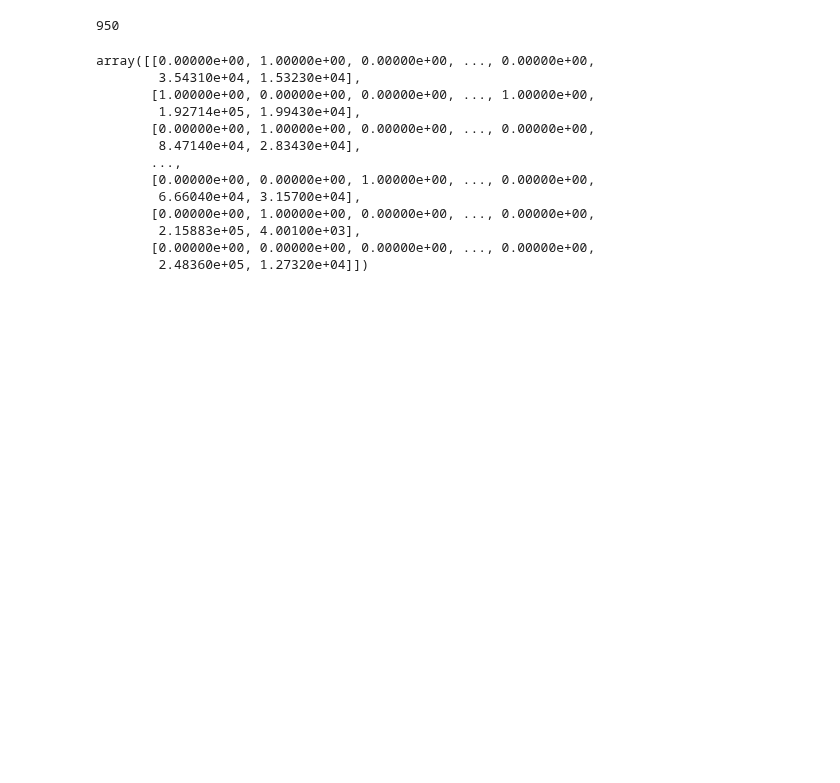
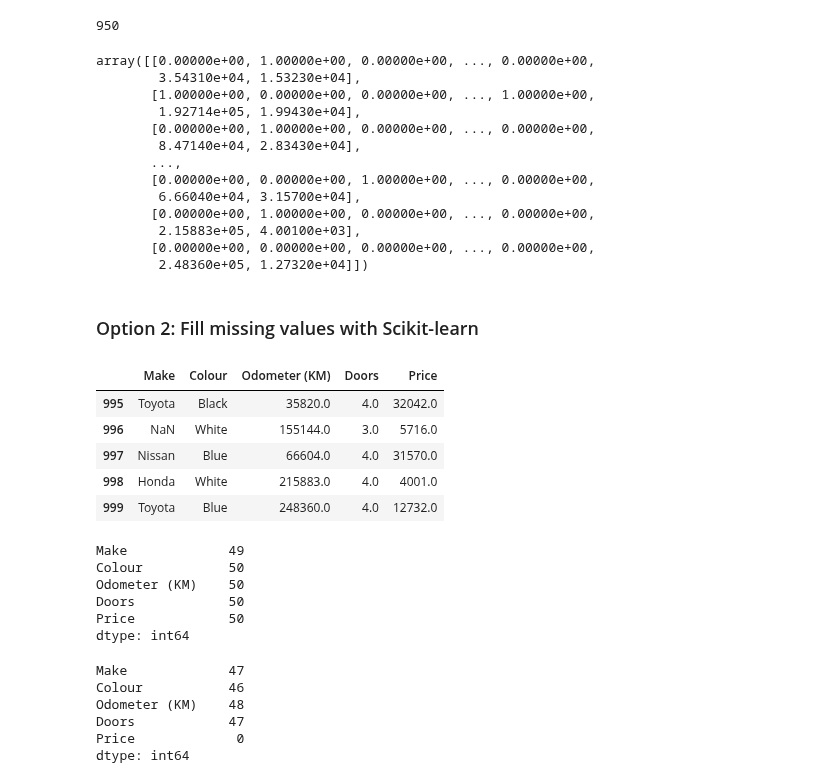
Before and after one commit to crypt096/zero-to-mastery-ml, a Jupyter notebook: introduction-to-scikit-learn.ipynb, the cells around one changed output. Saved outputs shown, nothing was run; the diff lists cells and outputs as text; code cells hidden in the pictures; blank space fills up the shorter version.

Commit message:
Fill data and train model with sklearn.

```diff
--- a/introduction-to-scikit-learn.ipynb
+++ b/introduction-to-scikit-learn.ipynb
@@ -492,3 +492,35 @@ array([[0.00000e+00, 1.00000e+00, 0.00000e+00, ..., 0.00000e+00,
         2.15883e+05, 4.00100e+03],
        [0.00000e+00, 0.00000e+00, 0.00000e+00, ..., 0.00000e+00,
         2.48360e+05, 1.27320e+04]])
+# %% [markdown]
+### Option 2: Fill missing values with Scikit-learn
+# %%
+car_sales_missing = pd.read_csv('./data/car-sales-extended-missing-data.csv')
+car_sales_missing.tail()
+# %% [output]
+|  | Make | Colour | Odometer (KM) | Doors | Price |
+| 995 | Toyota | Black | 35820.0 | 4.0 | 32042.0 |
+| 996 | NaN | White | 155144.0 | 3.0 | 5716.0 |
+| 997 | Nissan | Blue | 66604.0 | 4.0 | 31570.0 |
+| 998 | Honda | White | 215883.0 | 4.0 | 4001.0 |
+| 999 | Toyota | Blue | 248360.0 | 4.0 | 12732.0 |
+# %%
+car_sales_missing.isna().sum()
+# %% [output]
+Make             49
+Colour           50
+Odometer (KM)    50
+Doors            50
+Price            50
+dtype: int64
+# %%
+# Drop the rows with no labels
+car_sales_missing.dropna(subset=["Price"],inplace=True)
+car_sales_missing.isna().sum()
+# %% [output]
+Make             47
+Colour           46
+Odometer (KM)    48
+Doors            47
+Price             0
+dtype: int64
```
Also changed, not shown: parts of 7 cells of this notebook.
